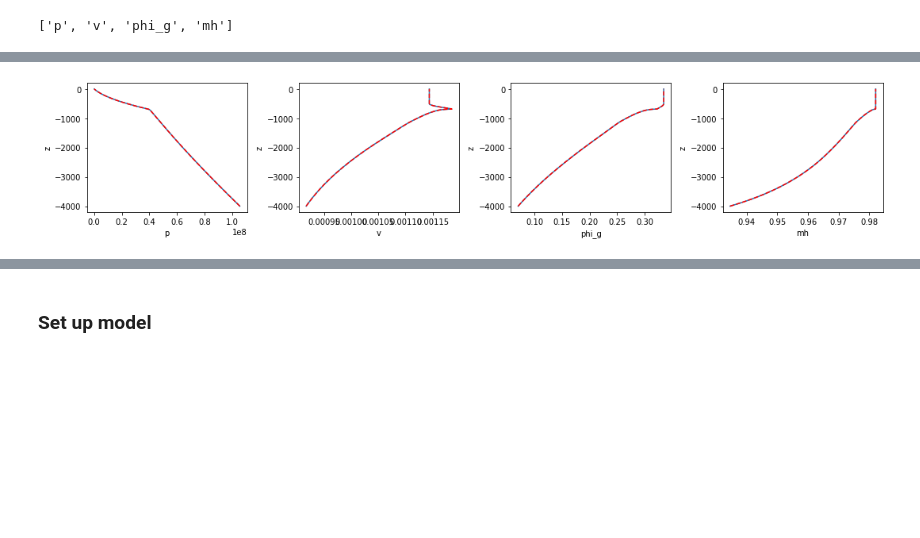
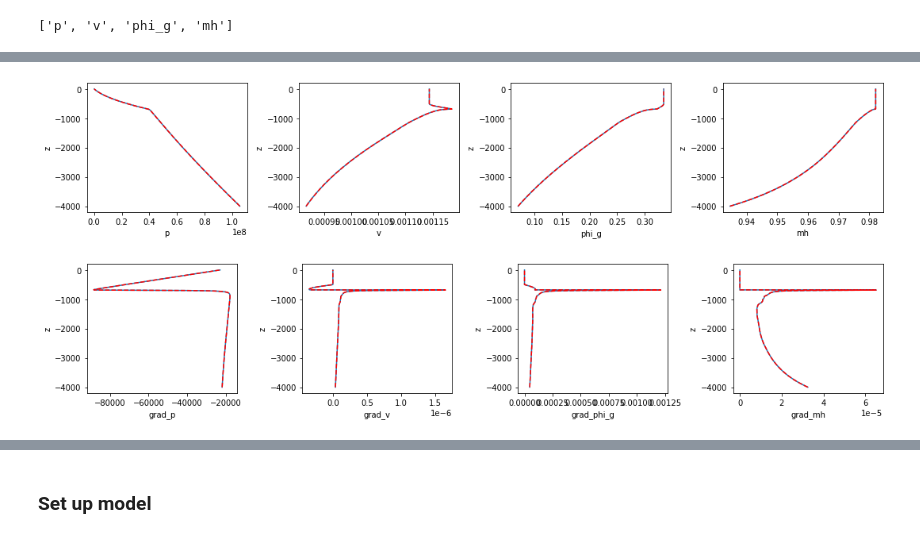
Before and after one commit to bmullet/neural_conduit, a Jupyter notebook: Neural_tdc.ipynb, the cells around one changed output, grey strips where cells are left out. Cells and saved outputs as stored; diff of their text form; code cells hidden in the pictures; blank space fills up the shorter version.

```diff
--- a/Neural_tdc.ipynb
+++ b/Neural_tdc.ipynb
@@ -379,12 +393,16 @@ dict_keys(['fr', 'p_top', 'ch', 'R', 'g', 'conduit_length', 'Ti', 'T', 'rho_l',
 # %%
 assembler = data_assembler_template(opts=opts, input_vars=["z"], input_model_params=[], output_vars=CONDUIT_VAR_NAMES)
 batcher = dataset.batch(1)
 
+
 for batch in batcher:
   model_input, model_output, model_output_gradients, boundary_conditions, batch_opts = assembler(batch)
   plot_batch(model_input, model_output, model_output)
+  grads = np.concatenate([model_output_gradients[i] for i in model_output_gradients.keys()], axis=1)
+  plot_batch(model_input,grads,grads, label="grad_")
 
   break
 # %% [output]
 [figure]
+[figure, added]
 # %%
```
Also changed, not shown: parts of 7 cells of this notebook, 2 other files.
